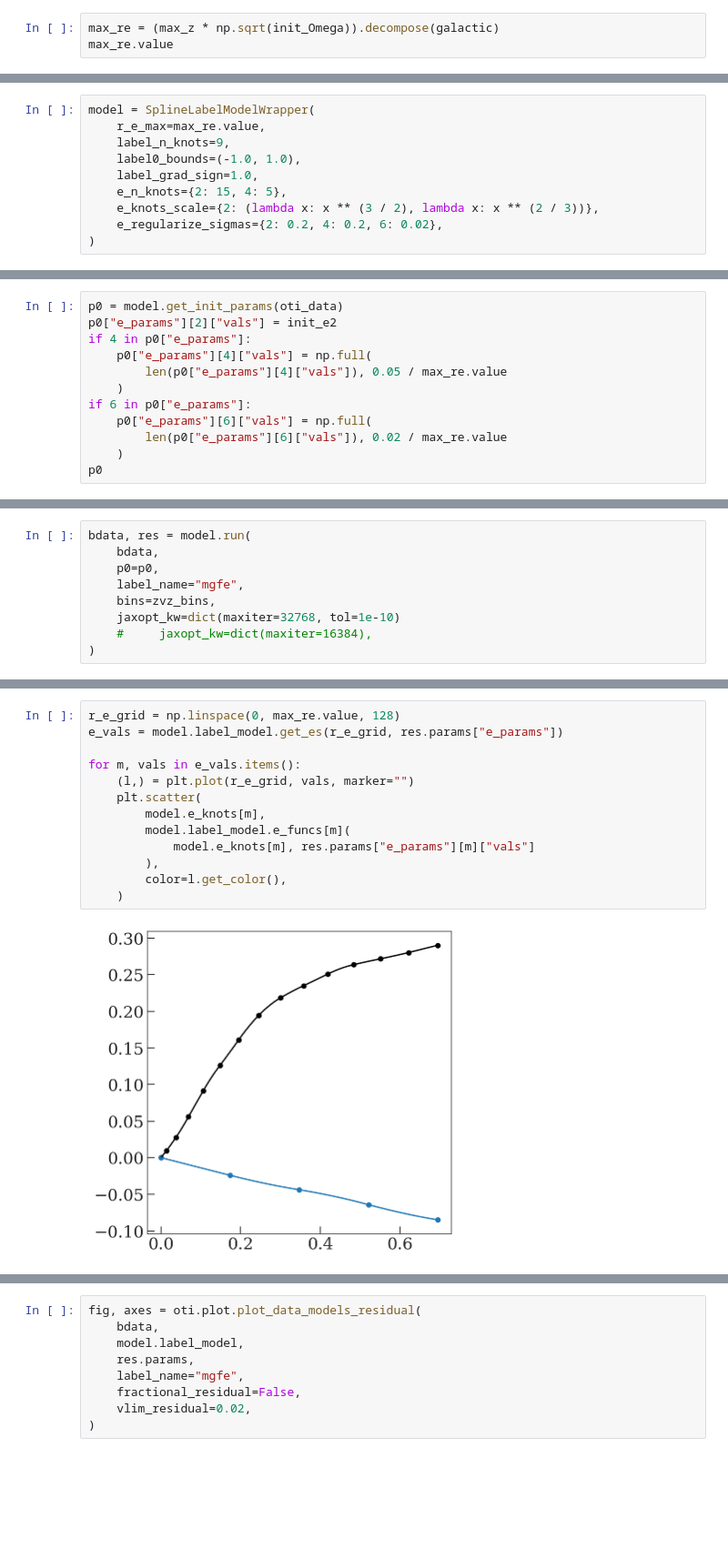
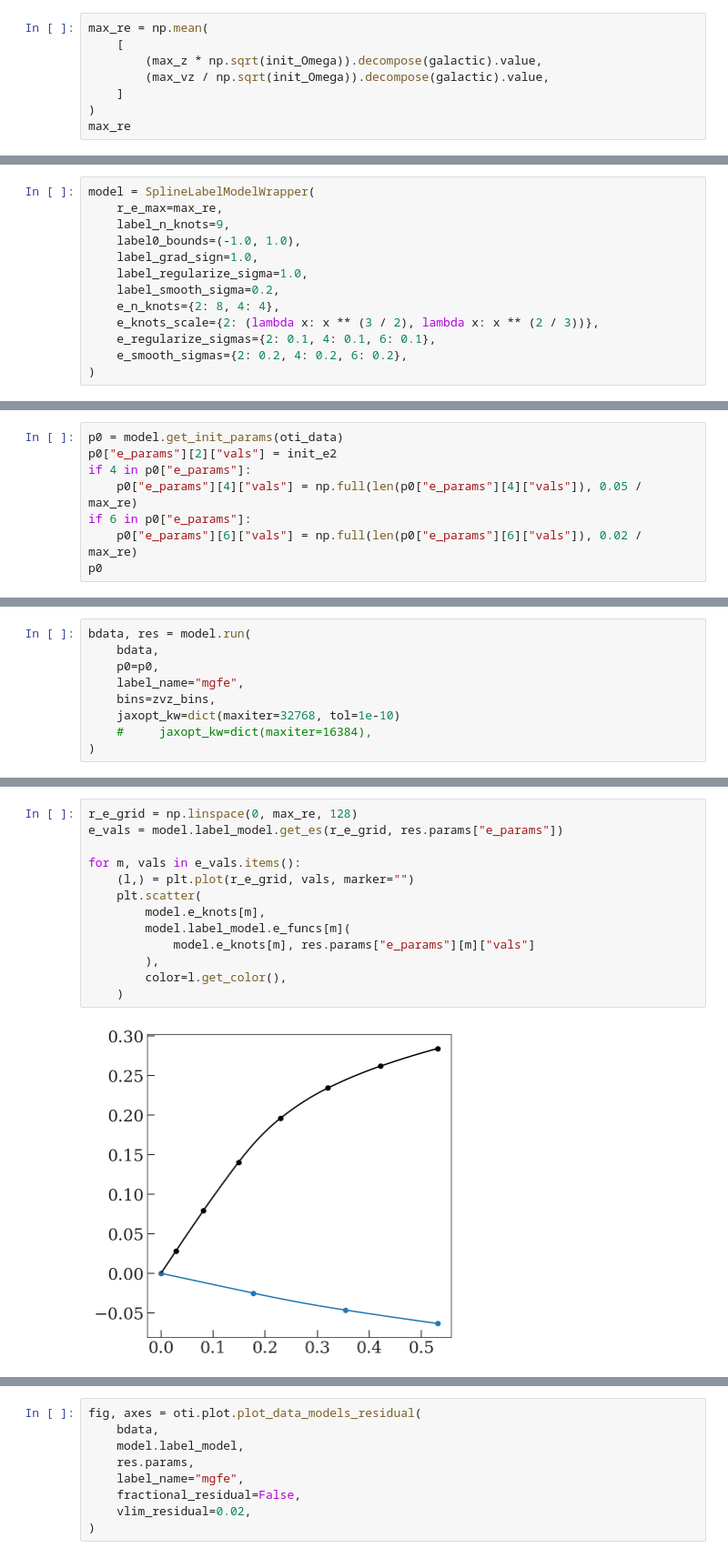
Before and after one commit to adrn/empirical-af, a Jupyter notebook: scripts/Figure-qIso-df.ipynb, the cells around one changed output, grey strips where cells are left out. Shown at 91% size. Cells and saved outputs as stored; diff of their text form; blank space fills up the shorter version.

```diff
--- a/scripts/Figure-qIso-df.ipynb
+++ b/scripts/Figure-qIso-df.ipynb
@@ -99,6 +99,11 @@ init_Omega = 0.077 * u.rad / u.Myr
 max_z = 2.5 * u.kpc
 max_vz = 100.0 * u.km / u.s
 # %%
-max_re = (max_z * np.sqrt(init_Omega)).decompose(galactic)
-max_re.value
+max_re = np.mean(
+    [
+        (max_z * np.sqrt(init_Omega)).decompose(galactic).value,
+        (max_vz / np.sqrt(init_Omega)).decompose(galactic).value,
+    ]
+)
+max_re
 # %% [output]
@@ -134,13 +139,16 @@ fig.colorbar(cs, ax=axes[2])
 [figure]
 # %%
 model = SplineLabelModelWrapper(
-    r_e_max=max_re.value,
+    r_e_max=max_re,
     label_n_knots=9,
     label0_bounds=(-1.0, 1.0),
     label_grad_sign=1.0,
-    e_n_knots={2: 15, 4: 5},
+    label_regularize_sigma=1.0,
+    label_smooth_sigma=0.2,
+    e_n_knots={2: 8, 4: 4},
     e_knots_scale={2: (lambda x: x ** (3 / 2), lambda x: x ** (2 / 3))},
-    e_regularize_sigmas={2: 0.2, 4: 0.2, 6: 0.02},
+    e_regularize_sigmas={2: 0.1, 4: 0.1, 6: 0.1},
+    e_smooth_sigmas={2: 0.2, 4: 0.2, 6: 0.2},
 )
 # %% [output]
 No GPU/TPU found, falling back to CPU. (Set TF_CPP_MIN_LOG_LEVEL=0 and rerun for more info.)
@@ -157,13 +165,9 @@ init_e2 = spl.derivative()(model.e_knots[2][1:])
 p0 = model.get_init_params(oti_data)
 p0["e_params"][2]["vals"] = init_e2
 if 4 in p0["e_params"]:
-    p0["e_params"][4]["vals"] = np.full(
-        len(p0["e_params"][4]["vals"]), 0.05 / max_re.value
-    )
+    p0["e_params"][4]["vals"] = np.full(len(p0["e_params"][4]["vals"]), 0.05 / max_re)
 if 6 in p0["e_params"]:
-    p0["e_params"][6]["vals"] = np.full(
-        len(p0["e_params"][6]["vals"]), 0.02 / max_re.value
-    )
+    p0["e_params"][6]["vals"] = np.full(len(p0["e_params"][6]["vals"]), 0.02 / max_re)
 p0
 # %% [output]
 {'pos0': -1.3074028236101808e-05,
@@ -219,18 +205,18 @@ res.params
 # %%
-r_e_grid = np.linspace(0, max_re.value, 128)
+r_e_grid = np.linspace(0, max_re, 128)
 e_vals = model.label_model.get_es(r_e_grid, res.params["e_params"])
 
 for m, vals in e_vals.items():
     (l,) = plt.plot(r_e_grid, vals, marker="")
     plt.scatter(
         model.e_knots[m],
         model.label_model.e_funcs[m](
             model.e_knots[m], res.params["e_params"][m]["vals"]
         ),
         color=l.get_color(),
     )
 # %% [output]
-[figure, old version]
+[figure, new version]
 # %%
 plt.plot(rzp, -(rz / rzp - 1))
 
```
Also changed, not shown: parts of 18 cells of this notebook, 5 other files.
